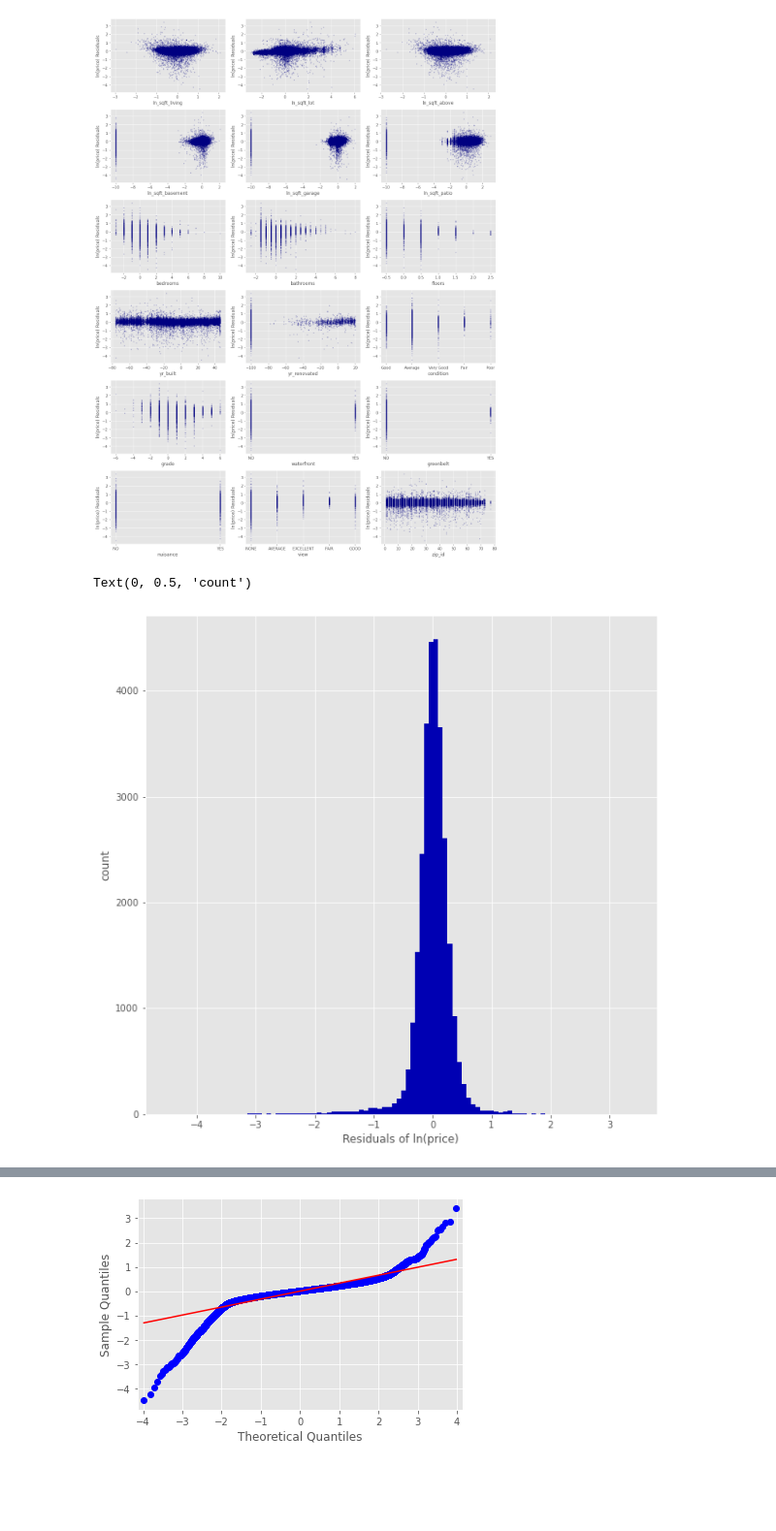
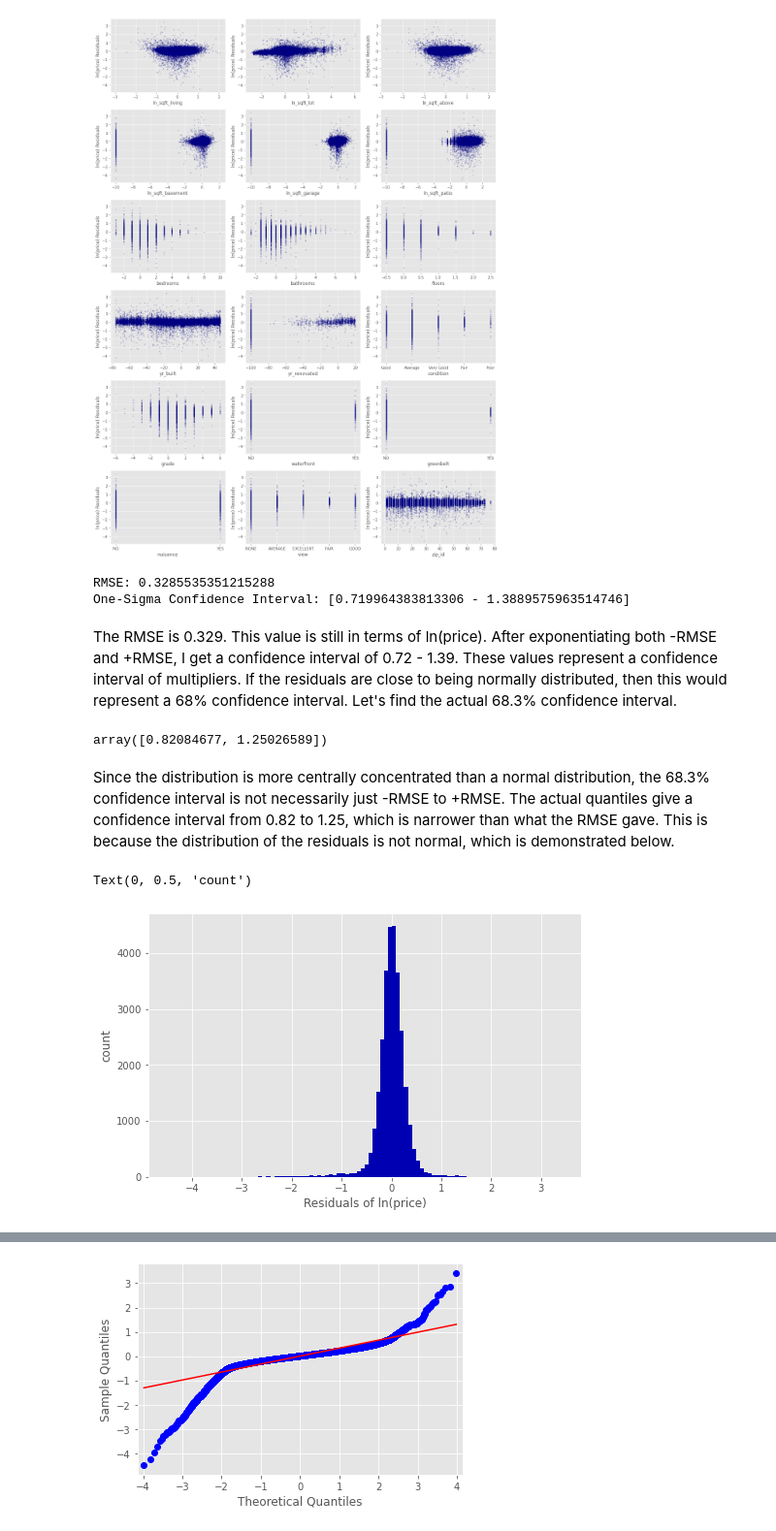
Before and after one commit to daviderics/KC-House-Sales-Phase-2-Project, a Jupyter notebook: student.ipynb, the cells around one changed output, grey strips where cells are left out. Shown at 97% size. Cells and saved outputs as stored; diff of their text form; code cells hidden in the pictures; blank space fills up the shorter version.

Commit message:
Added RMSE and test for low price houses

```diff
--- a/student.ipynb
+++ b/student.ipynb
@@ -1020,13 +1020,28 @@ for n, feat in enumerate(features):
 fig.tight_layout()
 # %% [output]
 [figure]
+# %%
+# Root mean square of residuals
+print(f"RMSE: {np.sqrt(results.mse_resid)}")
+print(f"One-Sigma Confidence Interval: [{np.exp(-np.sqrt(results.mse_resid))} - {np.exp(np.sqrt(results.mse_resid))}]")
+# %% [output]
+RMSE: 0.3285535351215288
+One-Sigma Confidence Interval: [0.719964383813306 - 1.3889575963514746]
+# %% [markdown]
+The RMSE is 0.329. This value is still in terms of ln(price). After exponentiating both -RMSE and +RMSE, I get a confidence interval of 0.72 - 1.39. These values represent a confidence interval of multipliers. If the residuals are close to being normally distributed, then this would represent a 68% confidence interval. Let's find the actual 68.3% confidence interval.
+# %%
+np.exp(stats.mstats.mquantiles(results.resid, prob=[0.1585,0.8415]))
+# %% [output]
+array([0.82084677, 1.25026589])
+# %% [markdown]
+Since the distribution is more centrally concentrated than a normal distribution, the 68.3% confidence interval is not necessarily just -RMSE to +RMSE. The actual quantiles give a confidence interval from 0.82 to 1.25, which is narrower than what the RMSE gave. This is because the distribution of the residuals is not normal, which is demonstrated below.
 # %%
 # Plot histogram of residuals
-fig, ax = plt.subplots( figsize = (10,10) )
+fig, ax = plt.subplots( figsize = (8,5) )
 
 ax.hist(results.resid, bins = 100, color = (0.0,0.0,0.7,1.0))
 ax.set_xlabel('Residuals of ln(price)')
 ax.set_ylabel('count')
 # %% [output]
 Text(0, 0.5, 'count')
-[figure, old version]
+[figure, new version]
```
Also changed, not shown: parts of 11 cells of this notebook.
